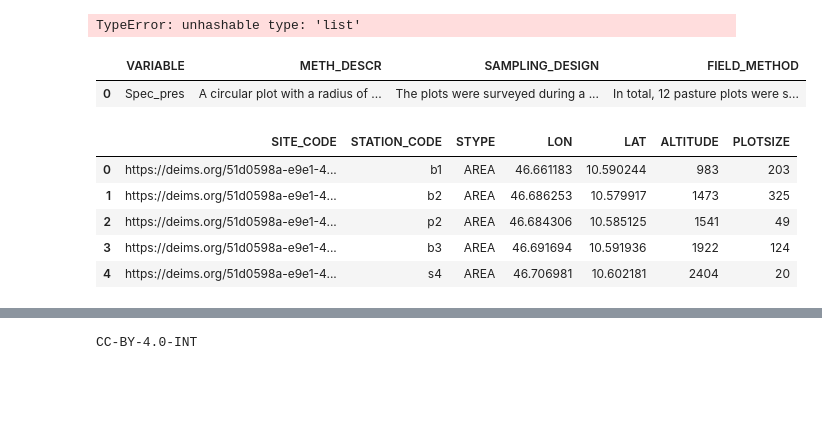
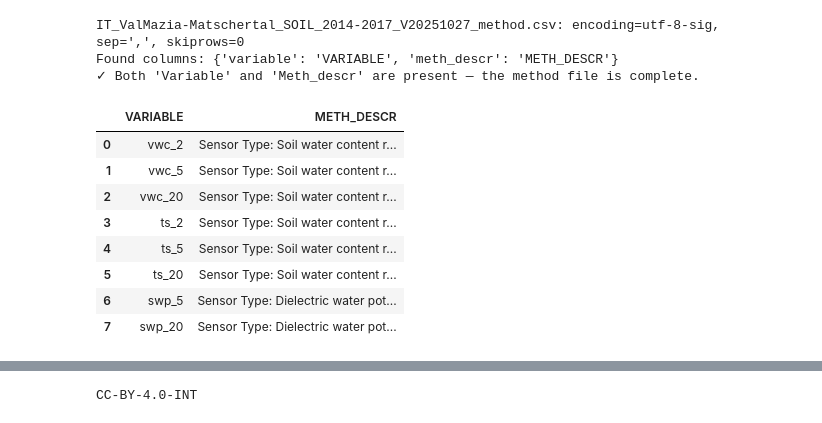
Before and after one commit to HB12hannah/elter-data-curator-tools, a Jupyter notebook: dataset-analytsis.ipynb, the cells around one changed output, grey strips where cells are left out. Saved outputs shown, nothing was run; the diff lists cells and outputs as text; code cells hidden in the pictures; blank space fills up the shorter version.

```diff
--- a/dataset-analytsis.ipynb
+++ b/dataset-analytsis.ipynb
@@ -76,30 +204,38 @@ df_data.head(20)
-# %%
-# check if you g´have to skiprows = ..x..
-with open(filepaths["data"], "r") as f:
-    for i, line in enumerate(f):
-        print(i, line)
-        if i > 10:
-            break
-# %% [output]
-TypeError: unhashable type: 'list'
 # %%
-# path of metode for just one method
-df_method = pd.read_csv(filepaths["method"], sep=";", skiprows=8)
-pd.set_option('display.max_rows', None) # make sure every one is shown (method is not so huge)
-pd.set_option('display.max_colwidth', None)
-#display(df_method)
+# show method and check if every
+
+df_method = smart_read_csv(filepaths["method"])
 df_method.head(20)
+
+target_cols = {"variable": None, "meth_descr": None}
+for col in df_method.columns:
+    col_lower = col.strip().lower()
+    if col_lower in target_cols:
+        target_cols[col_lower] = col  # keep the actual, originally written column name
+
+print("Found columns:", target_cols)
+
+found_cols = [v for v in target_cols.values() if v is not None]
+
+if target_cols["variable"] is not None and target_cols["meth_descr"] is not None:
+    print("✓ Both 'Variable' and 'Meth_descr' are present — the method file is complete.")
+    display(df_method[found_cols].head(20))
+elif found_cols:
+    missing = [k for k, v in target_cols.items() if v is None]
+    print(f"⚠ Incomplete: missing column(s) {missing} — method file is NOT complete.")
+    display(df_method[found_cols].head(20))
+else:
+    print("✗ Neither 'Variable' nor 'Meth_descr' found (in any spelling) — method file is incomplete.")
 # %% [output]
+IT_ValMazia-Matschertal_SOIL_2014-2017_V20251027_method.csv: encoding=utf-8-sig, sep=',', skiprows=0
+Found columns: {'variable': 'VARIABLE', 'meth_descr': 'METH_DESCR'}
+✓ Both 'Variable' and 'Meth_descr' are present — the method file is complete.
-|  | VARIABLE | METH_DESCR | SAMPLING_DESIGN | FIELD_METHOD |
-| 0 | Spec_pres | A circular plot with a radius of ... | The plots were surveyed during a ... | In total, 12 pasture plots were s... |
+|  | VARIABLE | METH_DESCR |
+| 0 | vwc_2 | Sensor Type: Soil water content r... |
+| 1 | vwc_5 | Sensor Type: Soil water content r... |
+| 2 | vwc_20 | Sensor Type: Soil water content r... |
+| 3 | ts_2 | Sensor Type: Soil water content r... |
+| 4 | ts_5 | Sensor Type: Soil water content r... |
+| 5 | ts_20 | Sensor Type: Soil water content r... |
+| 6 | swp_5 | Sensor Type: Dielectric water pot... |
+| 7 | swp_20 | Sensor Type: Dielectric water pot... |
-# %%
-# copy the path of station
-df_station =pd.read_csv(filepaths["station"], sep=",", skiprows=0)
-display(df_station.head())
-# %% [output]
-|  | SITE_CODE | STATION_CODE | STYPE | LON | LAT | ALTITUDE | PLOTSIZE |
-| 0 | https://deims.org/51d0598a-e9e1-4... | b1 | AREA | 46.661183 | 10.590244 | 983 | 203 |
-| 1 | https://deims.org/51d0598a-e9e1-4... | b2 | AREA | 46.686253 | 10.579917 | 1473 | 325 |
-| 2 | https://deims.org/51d0598a-e9e1-4... | p2 | AREA | 46.684306 | 10.585125 | 1541 | 49 |
-| 3 | https://deims.org/51d0598a-e9e1-4... | b3 | AREA | 46.691694 | 10.591936 | 1922 | 124 |
-| 4 | https://deims.org/51d0598a-e9e1-4... | s4 | AREA | 46.706981 | 10.602181 | 2404 | 20 |
```
Also changed, not shown: parts of 12 cells of this notebook, 2 other files.
